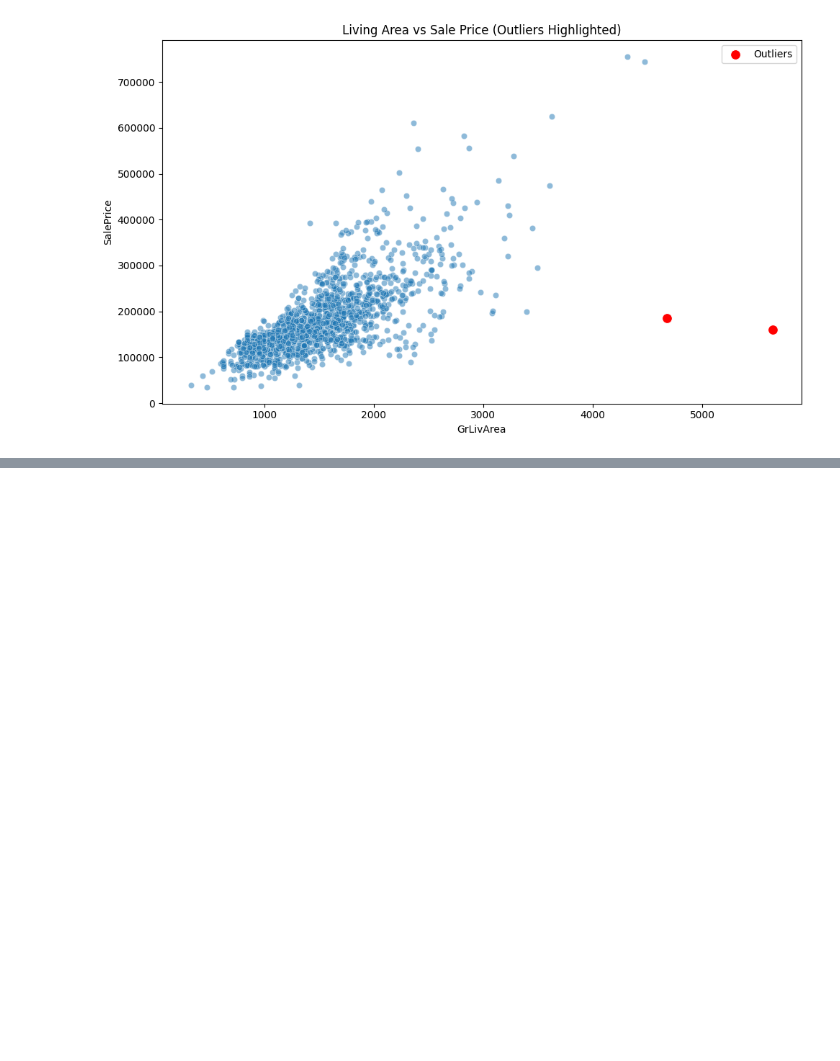
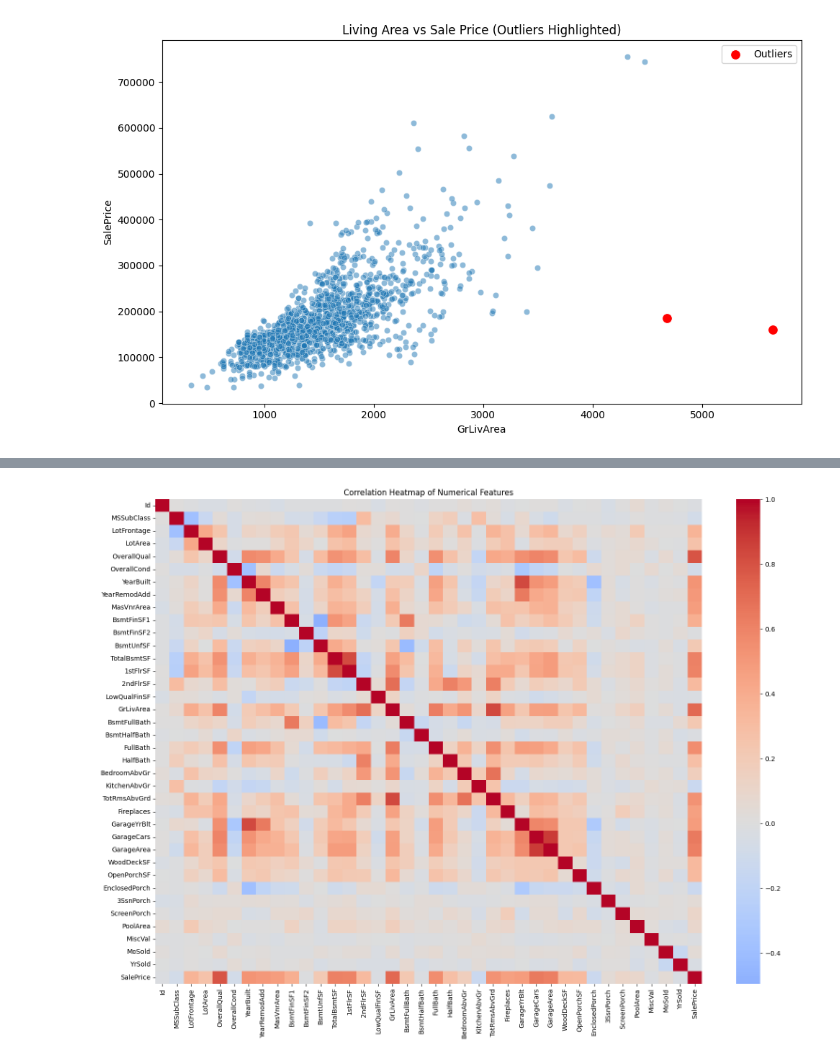
Before and after one commit to Anurag-Singh2004/housing-prices, a Jupyter notebook: notebooks/01_eda_housing.ipynb, the cells around one changed output, grey strips where cells are left out. Saved outputs shown, nothing was run; the diff lists cells and outputs as text; code cells hidden in the pictures; blank space fills up the shorter version.

```diff
--- a/notebooks/01_eda_housing.ipynb
+++ b/notebooks/01_eda_housing.ipynb
@@ -165,0 +194,17 @@ plt.show()
+# %%
+#correlation heatmap
+
+plt.figure(figsize=(16,12))
+corr_matrix = df[numerical_cols].corr()
+
+sns.heatmap(corr_matrix,
+            cmap='coolwarm',
+            center=0,
+            annot=False)
+
+plt.title('Correlation Heatmap of Numerical Features')
+plt.tight_layout()
+plt.savefig('../outputs/07_correlation_heatmap.png')
+plt.show()
+# %% [output]
+[figure, added]
```
Also changed, not shown: parts of 3 cells of this notebook, 2 other files.
